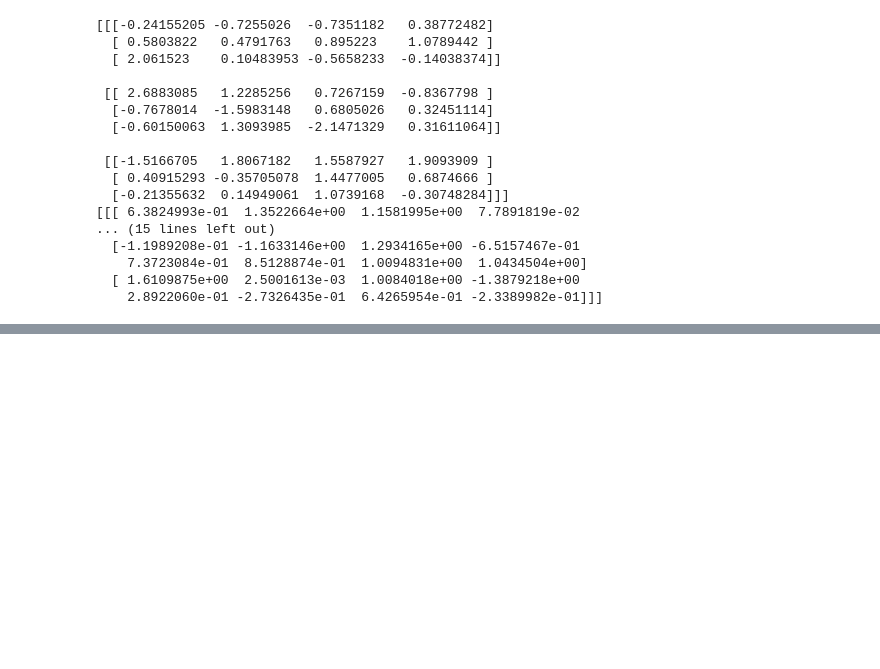
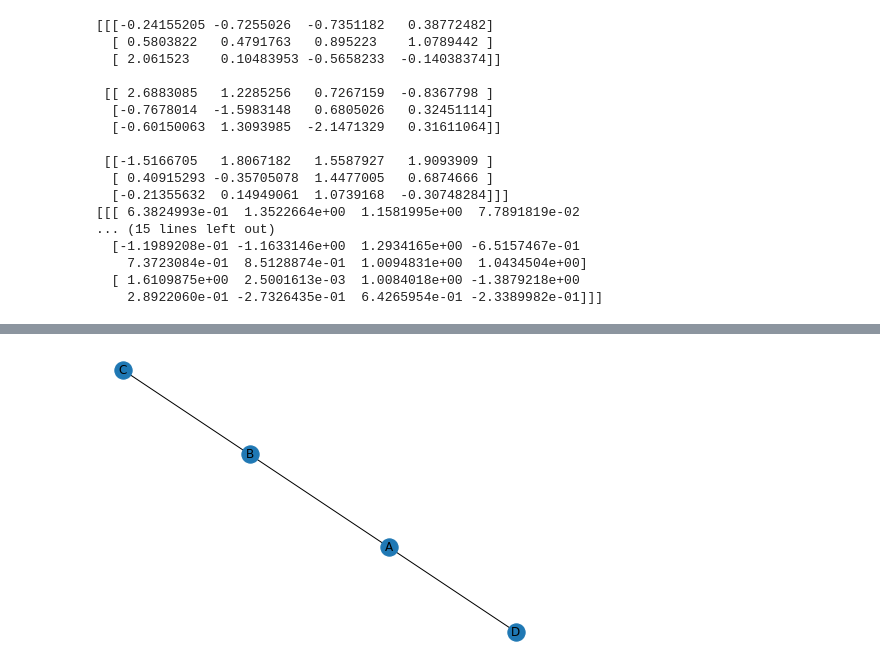
Before and after one commit to NanZhang1991/sklearn_deeplearning, a Jupyter notebook: Untitled.ipynb, the cells around one changed output, grey strips where cells are left out. Saved outputs shown, nothing was run; the diff lists cells and outputs as text; code cells hidden in the pictures; blank space fills up the shorter version.

```diff
--- a/Untitled.ipynb
+++ b/Untitled.ipynb
@@ -170,0 +230,8 @@ with tf.Session() as sess:
+# %%
+%matplotlib inline
+import matplotlib.pyplot as plt
+import networkx as nx
+_graph = nx.Graph({'A':['B','D'],'B':['C']})
+nx.draw(_graph, with_labels=True)
+# %% [output]
+[figure, added]
```
Also changed, not shown: parts of 3 cells of this notebook.
